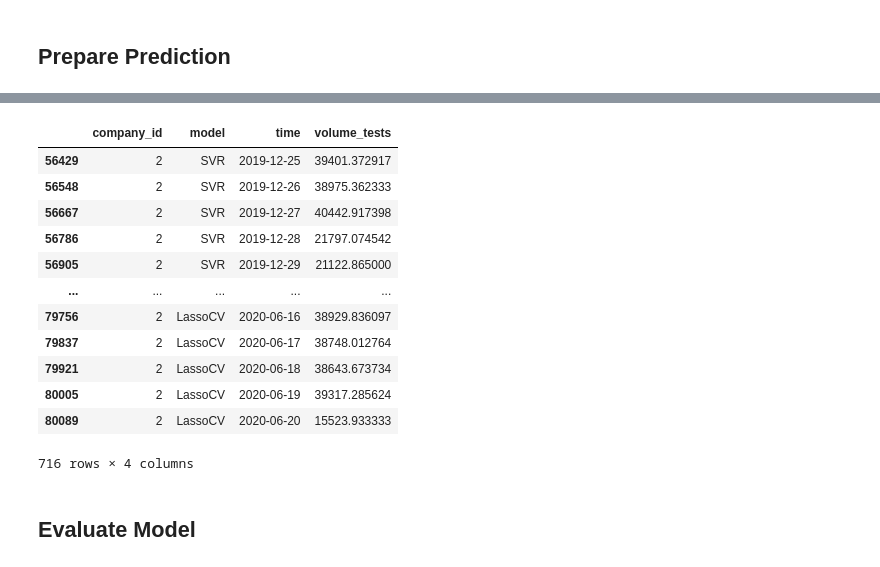
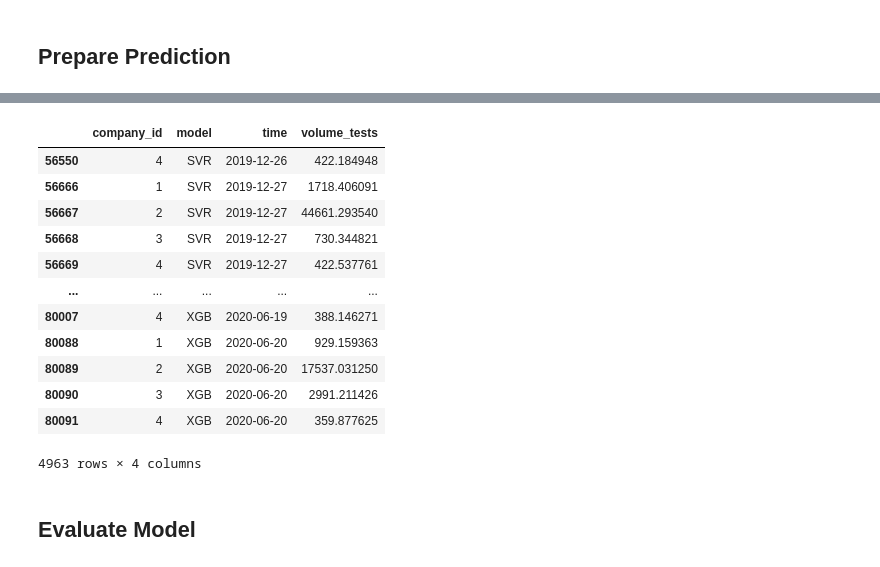
Before and after one commit to Shane-Bowen/fyp_flask_webapp, a Jupyter notebook: notebooks/Data Preprocessing Pipeline.ipynb, the cells around one changed output, grey strips where cells are left out. Cells and saved outputs as stored; diff of their text form; code cells hidden in the pictures.

```diff
--- a/notebooks/Data Preprocessing Pipeline.ipynb
+++ b/notebooks/Data Preprocessing Pipeline.ipynb
@@ -528,19 +438,0 @@ names_no_outliers = list(set(names_all) - set(names_outliers) - set(cat_columns)
-# %%
-preprocess_pipeline = make_pipeline(
-    AddColumnNames(columns=names_all),
-    FeatureUnion(transformer_list=[
-#         ("outlier_columns", make_pipeline(
-#             ColumnSelector(columns=names_outliers),
-#             FunctionTransformer(np.log1p, validate=True)
-#         )),
-        ("no_outlier_columns", make_pipeline(
-            ColumnSelector(columns=names_no_outliers),
-            MinMaxScaler()
-        )),
-#         ("cat_columns", make_pipeline(
-#             ColumnSelector(columns=cat_columns),
-#             SimpleImputer(strategy='constant', fill_value='missing'),
-#             OneHotEncoder(handle_unknown='ignore')
-#         )),
-    ])
-)
@@ -631,0 +508,22 @@ Day=178, Expected=39230.00, Predicted=39230.00
+# %%
+# create the pipeline
+pipe = Pipeline(steps=[('preprocess', preprocess_pipeline), ('xgb', XGBRegressor())])
+param_grid = {
+    'xgb__booster':['gbtree', 'gblinear', 'dart'],
+}
+
+search = GridSearchCV(pipe, param_grid, cv=10, refit=True, error_score='raise')
+search.fit(X, y)
+print("Best CV score = %0.3f:" % search.best_score_)
+print("Best parameters: ", search.best_params_)
+
+# store the best params and best model for later use
+XGB_best_params = search.best_params_
+XGB_best_model = search.best_estimator_
+y_tr_pred = search.predict(X)
+y_te_pred = search.predict(Xtest)
+
+# append results to dict
+name = 'XGB'
+scores[name] = search.best_score_
+predictions[name] = y_te_pred
@@ -640,29 +541,29 @@ The highest scoring algorithm was RFR, with score of 0.923
 # %%
-models = ['SVR', 'RFR', 'RidgeCV', 'LassoCV']
+models = ['SVR', 'RFR', 'RidgeCV', 'LassoCV', 'GBR', 'ADA', 'XGB']
 total_pred = pd.DataFrame()
 
 for model in models:
     prediction = pd.DataFrame()
     prediction.insert(0, 'company_id', dftest['company_id'])
     prediction.insert(1, 'model', model)
     prediction.insert(2, 'time', dftest['time'])
-    prediction.insert(3, 'volume_tests', predictions[max_val])
+    prediction.insert(3, 'volume_tests', predictions[model])
     total_pred = total_pred.append(prediction)
 total_pred
 # %% [output]
 |  | company_id | model | time | volume_tests |
-| 56429 | 2 | SVR | 2019-12-25 | 39401.372917 |
-| 56548 | 2 | SVR | 2019-12-26 | 38975.362333 |
-| 56667 | 2 | SVR | 2019-12-27 | 40442.917398 |
-| 56786 | 2 | SVR | 2019-12-28 | 21797.074542 |
-| 56905 | 2 | SVR | 2019-12-29 | 21122.865000 |
+| 56550 | 4 | SVR | 2019-12-26 | 422.184948 |
+| 56666 | 1 | SVR | 2019-12-27 | 1718.406091 |
+| 56667 | 2 | SVR | 2019-12-27 | 44661.293540 |
+| 56668 | 3 | SVR | 2019-12-27 | 730.344821 |
+| 56669 | 4 | SVR | 2019-12-27 | 422.537761 |
 | ... | ... | ... | ... | ... |
-| 79756 | 2 | LassoCV | 2020-06-16 | 38929.836097 |
-| 79837 | 2 | LassoCV | 2020-06-17 | 38748.012764 |
-| 79921 | 2 | LassoCV | 2020-06-18 | 38643.673734 |
-| 80005 | 2 | LassoCV | 2020-06-19 | 39317.285624 |
-| 80089 | 2 | LassoCV | 2020-06-20 | 15523.933333 |
+| 80007 | 4 | XGB | 2020-06-19 | 388.146271 |
+| 80088 | 1 | XGB | 2020-06-20 | 929.159363 |
+| 80089 | 2 | XGB | 2020-06-20 | 17537.031250 |
+| 80090 | 3 | XGB | 2020-06-20 | 2991.211426 |
+| 80091 | 4 | XGB | 2020-06-20 | 359.877625 |
-716 rows × 4 columns
+4963 rows × 4 columns
 # %% [markdown]
 ## Evaluate Model
 # %%
```
Also changed, not shown: parts of 27 cells of this notebook, 1 other file.
